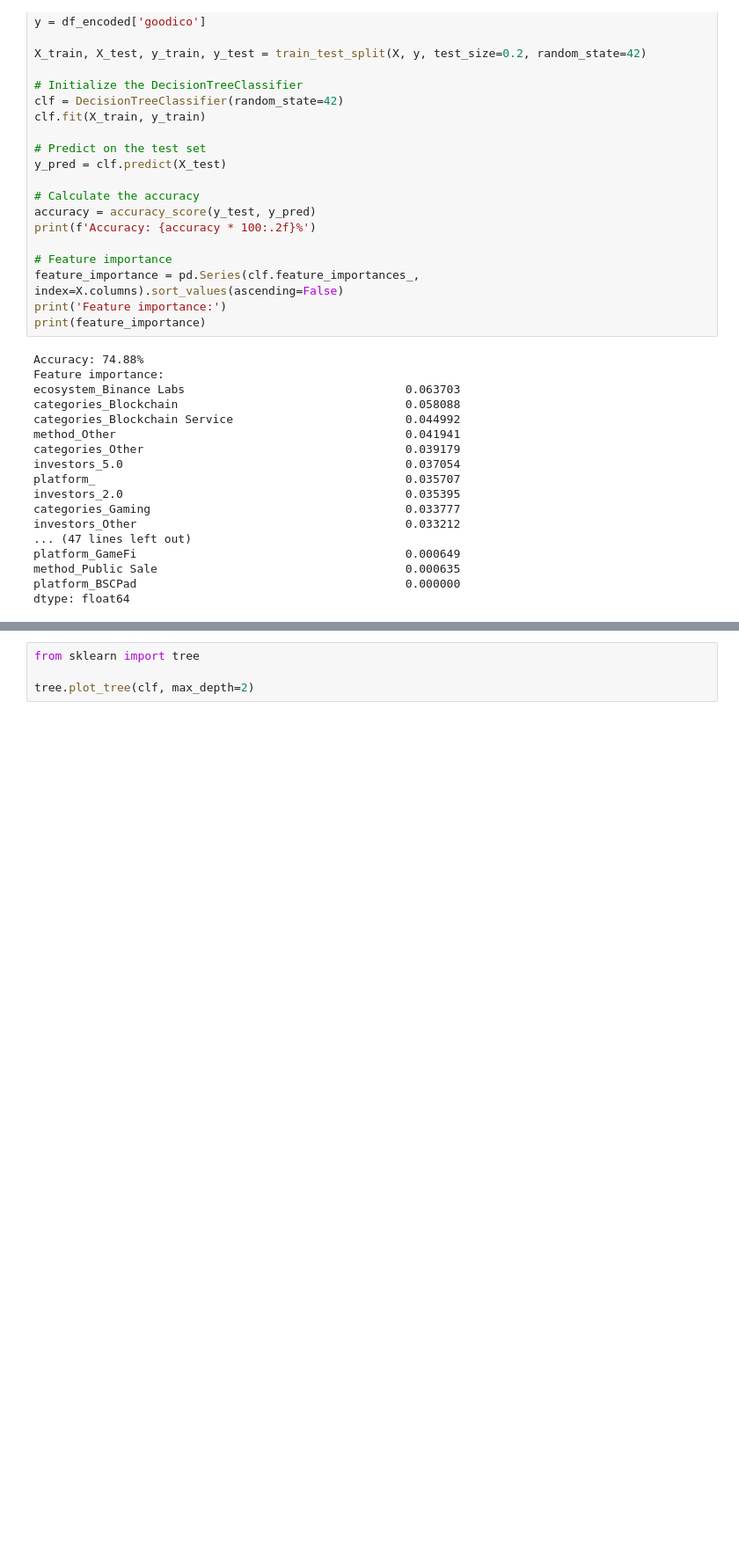
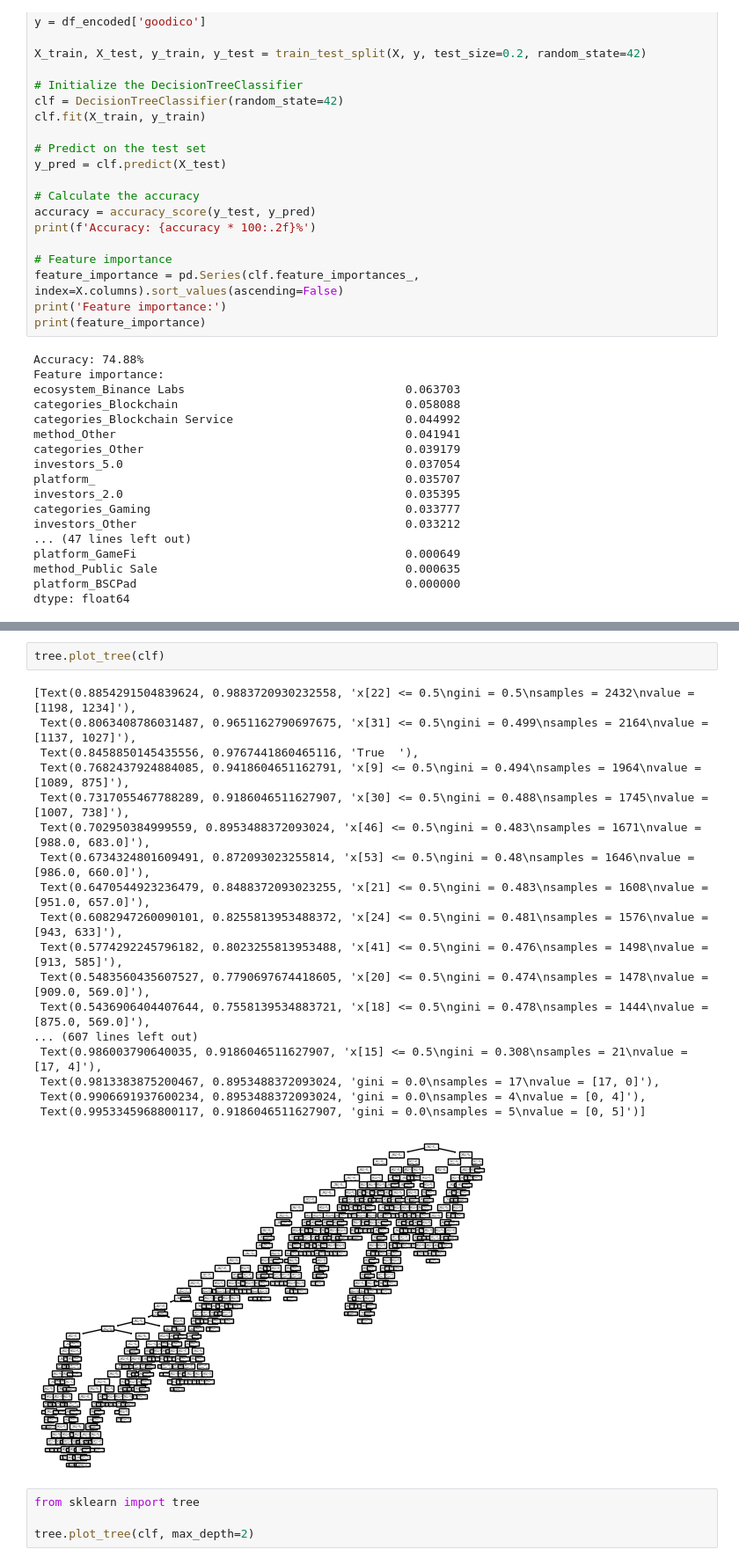
Before and after one commit to brnakin/Web-Scraping-Project-Selenium-IcoDrops-Docker, a Jupyter notebook: analytics1.ipynb, the cells around one changed output, grey strips where cells are left out. Shown at 88% size. Drawn from its saved outputs; the diff is of its cells as text; blank space fills up the shorter version.

```diff
--- a/analytics1.ipynb
+++ b/analytics1.ipynb
@@ -814,6 +813,27 @@ round_IDO on DAO Maker                                0.003131
 platform_Poolz                                        0.003015
 platform_BSCPad                                       0.002312
 dtype: float64
+# %%
+tree.plot_tree(clf)
+# %% [output]
+[Text(0.8854291504839624, 0.9883720930232558, 'x[22] <= 0.5\ngini = 0.5\nsamples = 2432\nvalue = [1198, 1234]'),
+ Text(0.8063408786031487, 0.9651162790697675, 'x[31] <= 0.5\ngini = 0.499\nsamples = 2164\nvalue = [1137, 1027]'),
+ Text(0.8458850145435556, 0.9767441860465116, 'True  '),
+ Text(0.7682437924884085, 0.9418604651162791, 'x[9] <= 0.5\ngini = 0.494\nsamples = 1964\nvalue = [1089, 875]'),
+ Text(0.7317055467788289, 0.9186046511627907, 'x[30] <= 0.5\ngini = 0.488\nsamples = 1745\nvalue = [1007, 738]'),
+ Text(0.702950384999559, 0.8953488372093024, 'x[46] <= 0.5\ngini = 0.483\nsamples = 1671\nvalue = [988.0, 683.0]'),
+ Text(0.6734324801609491, 0.872093023255814, 'x[53] <= 0.5\ngini = 0.48\nsamples = 1646\nvalue = [986.0, 660.0]'),
+ Text(0.6470544923236479, 0.8488372093023255, 'x[21] <= 0.5\ngini = 0.483\nsamples = 1608\nvalue = [951.0, 657.0]'),
+ Text(0.6082947260090101, 0.8255813953488372, 'x[24] <= 0.5\ngini = 0.481\nsamples = 1576\nvalue = [943, 633]'),
+ Text(0.5774292245796182, 0.8023255813953488, 'x[41] <= 0.5\ngini = 0.476\nsamples = 1498\nvalue = [913, 585]'),
+ Text(0.5483560435607527, 0.7790697674418605, 'x[20] <= 0.5\ngini = 0.474\nsamples = 1478\nvalue = [909.0, 569.0]'),
+ Text(0.5436906404407644, 0.7558139534883721, 'x[18] <= 0.5\ngini = 0.478\nsamples = 1444\nvalue = [875.0, 569.0]'),
+... (607 lines left out)
+ Text(0.986003790640035, 0.9186046511627907, 'x[15] <= 0.5\ngini = 0.308\nsamples = 21\nvalue = [17, 4]'),
+ Text(0.9813383875200467, 0.8953488372093024, 'gini = 0.0\nsamples = 17\nvalue = [17, 0]'),
+ Text(0.9906691937600234, 0.8953488372093024, 'gini = 0.0\nsamples = 4\nvalue = [0, 4]'),
+ Text(0.9953345968800117, 0.9186046511627907, 'gini = 0.0\nsamples = 5\nvalue = [0, 5]')]
+[figure, added]
 # %%
 from sklearn import tree
 
```
Also changed, not shown: parts of 5 cells of this notebook, 1 other file.
